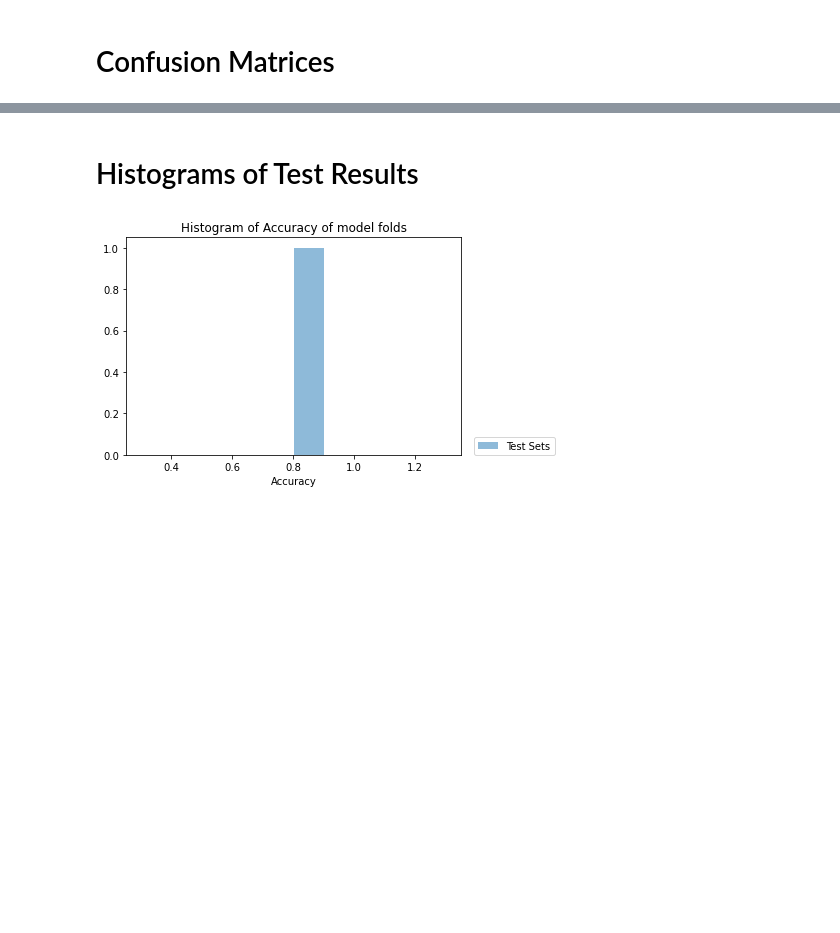
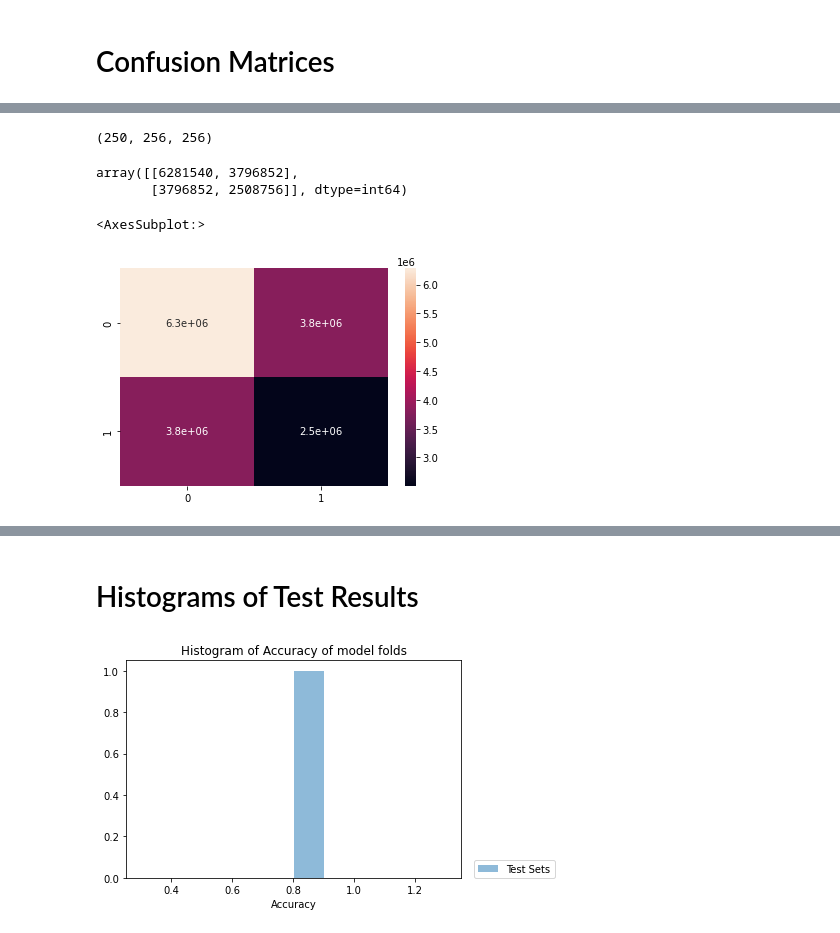
Before and after one commit to rachellb/CS5043_Assignment8, a Jupyter notebook: hw8_Notebook.ipynb, the cells around one changed output, grey strips where cells are left out. Saved outputs shown, nothing was run; the diff lists cells and outputs as text; code cells hidden in the pictures; blank space fills up the shorter version.

```diff
--- a/hw8_Notebook.ipynb
+++ b/hw8_Notebook.ipynb
@@ -63,2 +55,34 @@ plt.show()
 # %% [markdown]
 # Confusion Matrices
+# %%
+from tensorflow import keras
+
+
+# Load the tensorflow generator
+test_dat = create_dataset(base_dir='radiant_earth/pa', partition='valid', fold=0, filt='*',
+                          batch_size=8, prefetch=2, num_parallel_calls=4)
+#def generate_CM()
+# Load the model for this batch
+model = keras.models.load_model('results/Unet_round1__epochs_10__LR_0-001000_ntrain_03_rot_00_model')
+
+# Generate results data
+ins_test = []
+outs_test = []
+preds_test = []
+labels_test = []
+for i in test_dat:
+    ins = i[0].numpy()
+    outs = i[1].numpy()
+    ins_test.append(ins)
+    outs_test.append(outs)
+    preds = model.predict(ins)
+    preds_test.append(preds)
+    labels = np.argmax(preds, axis=3)
+    labels_test.append(labels)
+
+ins_test = np.concatenate(ins_test,axis=0)
+outs_test = np.concatenate(outs_test,axis=0)
+preds_test = np.concatenate(preds_test, axis=0)
+labels_test = np.concatenate(labels_test, axis=0)
+
+preds_test = np.argmax(model.predict(test_dat), axis=3) # Get the predictions from the test data
@@ -64,0 +92,24 @@ plt.show()
+# %%
+labels_test.shape
+# %% [output]
+(250, 256, 256)
+# %%
+flatLabels = labels_test.flatten()
+# %%
+flatPreds = preds_test.flatten()
+# %%
+from sklearn.metrics import confusion_matrix
+
+cm = confusion_matrix(flatLabels, flatPreds)
+# %%
+cm
+# %% [output]
+array([[6281540, 3796852],
+       [3796852, 2508756]], dtype=int64)
+# %%
+import seaborn as sns
+
+sns.heatmap(cm, annot=True)
+# %% [output]
+<AxesSubplot:>
+[figure, added]
```
Also changed, not shown: parts of 8 cells of this notebook, 6 other files.
